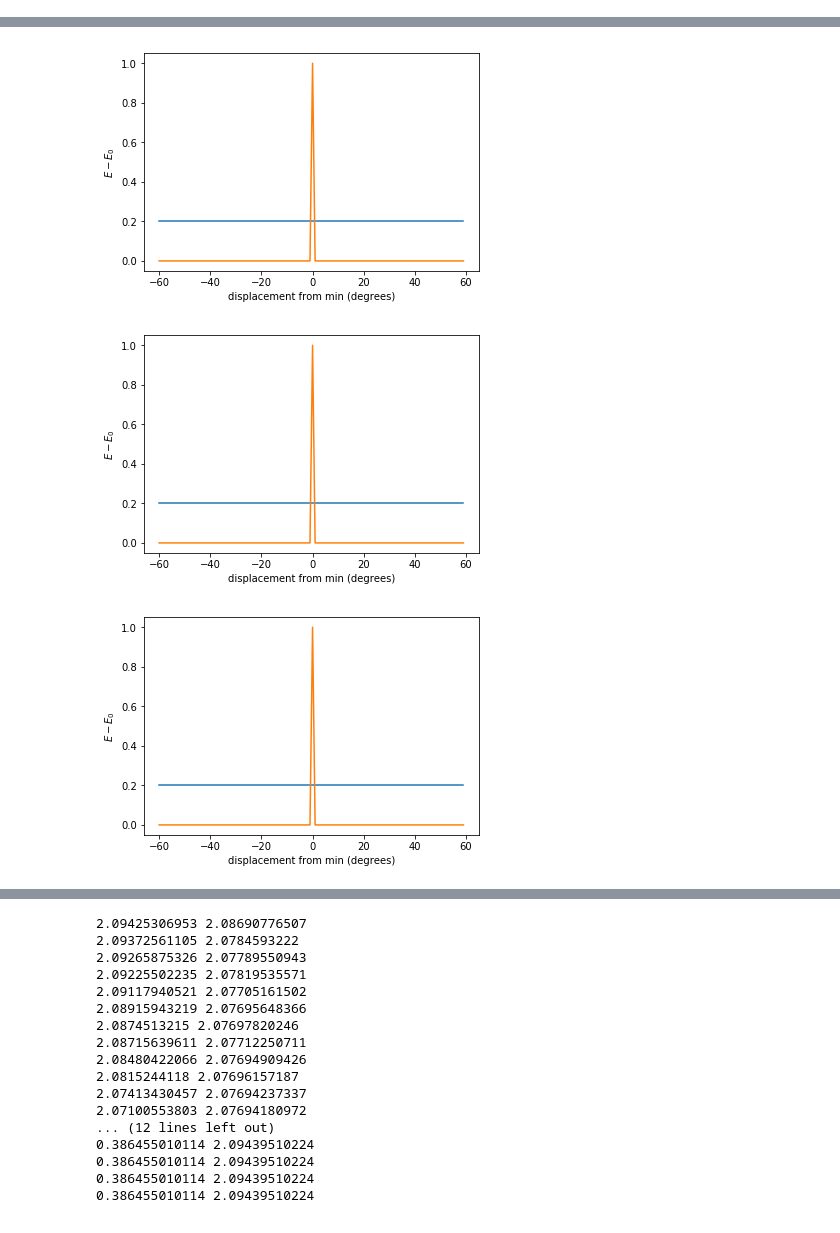
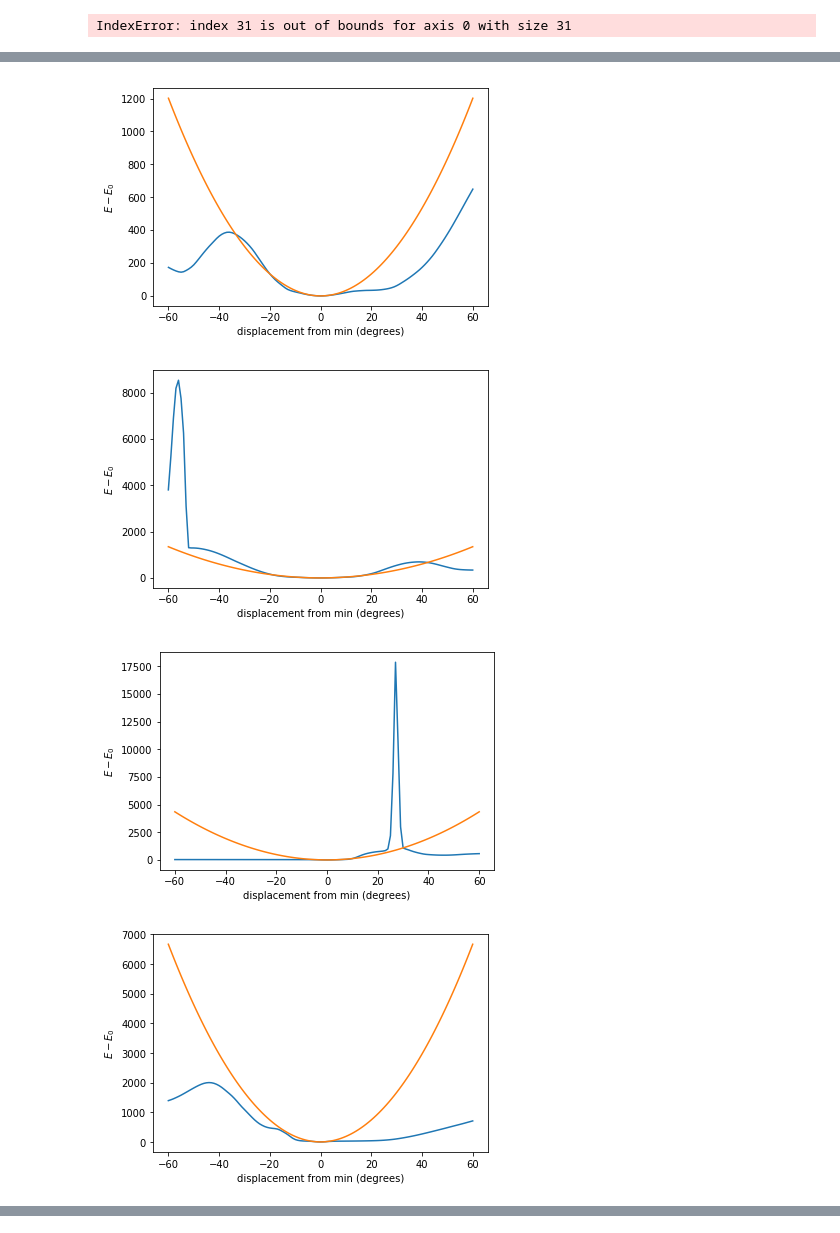
Before and after one commit to maa805/mining-minima, a Jupyter notebook: mining_minima_nucleic_acids.ipynb, the cells around one changed output, grey strips where cells are left out. Cells and saved outputs as stored; diff of their text form; code cells hidden in the pictures.

```diff
--- a/mining_minima_nucleic_acids.ipynb
+++ b/mining_minima_nucleic_acids.ipynb
@@ -194,14 +184,13 @@ minimum.assign(pose)
 # %%
 import itertools
 
-trial = Pose()
-trial.assign(pose)
+minimum = Pose()
 
-pose = helix_state(pose, dof_dict)
-
+#pose.assign(helix_state(pose, dof_dict))
+pmm.apply(pose)
+print pose.alpha(2)
 minmover.apply(pose)
 minimum.assign(pose)
-#pmm.apply(pose)
 h = 0.5
 h_rad = h*np.pi/180
 E_0 = scorefxn(pose)
@@ -209,7 +198,7 @@ E_0 = scorefxn(pose)
 dofs = []
 
 for val in dof_dict.itervalues(): dofs.append(pose.torsion(val))
-print dofs
+dofs = np.array(dofs)
 
 hessian = np.zeros((len(dofs), len(dofs)))
 
@@ -238,7 +227,7 @@ for pair in list(itertools.combinations(range(len(dofs)), 2)):
 
         for jj, yy in enumerate(y):
 
-            if ii in [6,7,8,9,10,11]:
+            if jj in range(6*len(seq1)-1, 6*len(seq1)) and seq2:
 
                 continue
 
@@ -250,7 +239,7 @@ for pair in list(itertools.combinations(range(len(dofs)), 2)):
 
         pose.set_torsion(dof_dict[pair[0]], dofs[pair[0]])
 
-    hess = numpy_hessian(energy, h)
+    hess = numpy_hessian(energy, h_rad)
 
     d2E_dx2 =  hess[0,0,:,:]
     d2E_dy2 =  hess[1,1,:,:]
@@ -258,7 +247,7 @@ for pair in list(itertools.combinations(range(len(dofs)), 2)):
 
     if hessian[pair[0], pair[0]] == 0:
 
-        hessian[pair[0], pair[0]] = d2E_dx2[5,5]
+        hessian[pair[0], pair[0]] = d2E_dx2[ind, ind]
 
     if hessian[pair[1], pair[1]] == 0:
 
@@ -269,6 +258,6 @@ for pair in list(itertools.combinations(range(len(dofs)), 2)):
 
 
 
-pmm.apply(pose)
+
 pose.assign(minimum)
 # %% [output]
@@ -309,15 +291,15 @@ pmm.apply(pose)
 # %%
 pose.assign(minimum)
+kT = 1.0
 
-for kk in range(20, 30):
+for kk in range(19,39):
 
 
     K = w[kk]
-
-    if K < 0: continue
+    if K < 1: continue
     mode = v[:,kk]
     observer = AddPyMOLObserver(pose, True)
-    h = np.arange(-60,60,1)
+    h = np.arange(-60,61,1)
     h_plot = h*np.pi/180
     #h = np.concatenate((np.append(h, 15), h[: :-1]))
 
@@ -332,14 +314,15 @@ for kk in range(20, 30):
 
             pose.set_torsion(dof_dict[jj], dof)
 
-        bar.append(np.exp(-(scorefxn(pose)-E_0)))
+        bar.append((scorefxn(pose)-E_0)/kT)
         #print E_0, scorefxn(pose)
 
     np.array(bar)
-    pose.assign(trial)
+    pose.assign(minimum)
     plt.figure()
-    plt.plot(h, bar)
-    plt.plot(h, np.exp(-0.5*K*h**2))
+    plt.plot(h, np.array(bar))
+    print K
+    plt.plot(h, 0.5*K*h_plot**2/kT)
     plt.xlabel('displacement from min (degrees)')
     plt.ylabel('$E-E_0$')
 # %% [output]
@@ -345,0 +341 @@ for kk in range(20, 30):
+IndexError: index 31 is out of bounds for axis 0 with size 31
@@ -353,3 +349,4 @@ for kk in range(20, 30):
-[figure, old version]
+[figure, new version]
-[figure, old version]
+[figure, new version]
-[figure, old version]
+[figure, new version]
+[figure, added]
@@ -356,41 +354,20 @@ for kk in range(20, 30):
 # %%
 from scipy.special import *
-
+kT = 1
 pose.assign(minimum)
 Z_harm = 1
 Z_scan = 1
-for ii, kk in enumerate(w):
+for ii, K in enumerate(w):
 
-    K = kk
+    Z_j = mode_scan(pose, dofs, dof_dict, scorefxn, v[:,ii], kT, h = 0.5)
 
-    if kk < 0:
+    #if K < 1: continue
 
-        continue
+    sig = min(2*np.pi/3, 6*np.sqrt(kT/K))
+    Z_i = np.sqrt(2.0*np.pi*kT/K)*erf(np.sqrt(2.0*K/kT)*sig/4.0)
 
-    sig = min(2*np.pi/3, 6*np.sqrt(1.0/K))
-    Z_i = np.sqrt(2.0*np.pi/K)*erf(np.sqrt(2.0*K)*sig/4.0)
-    Z_j = mode_scan(pose, dofs, dof_dict, scorefxn, 1, v[:,ii], h = 1)
-    Z_j *= np.pi/180
     Z_harm *= Z_i
     Z_scan *= Z_j
     pose.assign(minimum)
     print Z_i, Z_j
-# %% [output]
-2.09425306953 2.08690776507
-2.09372561105 2.0784593222
-2.09265875326 2.07789550943
-2.09225502235 2.07819535571
-2.09117940521 2.07705161502
-2.08915943219 2.07695648366
-2.0874513215 2.07697820246
-2.08715639611 2.07712250711
-2.08480422066 2.07694909426
-2.0815244118 2.07696157187
-2.07413430457 2.07694237337
-2.07100553803 2.07694180972
-... (12 lines left out)
-0.386455010114 2.09439510224
-0.386455010114 2.09439510224
-0.386455010114 2.09439510224
-0.386455010114 2.09439510224
 # %%
```
Also changed, not shown: parts of 13 cells of this notebook.
